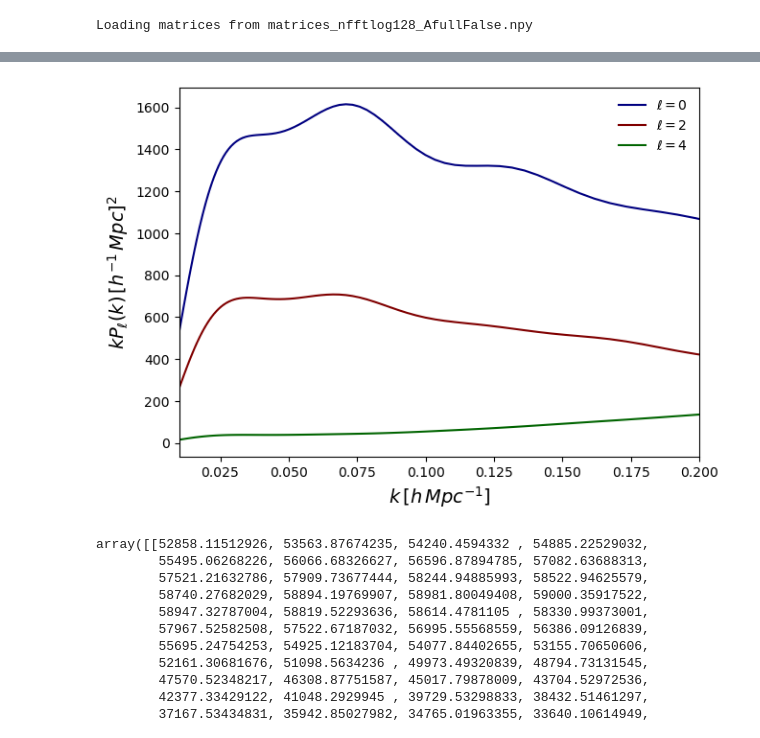
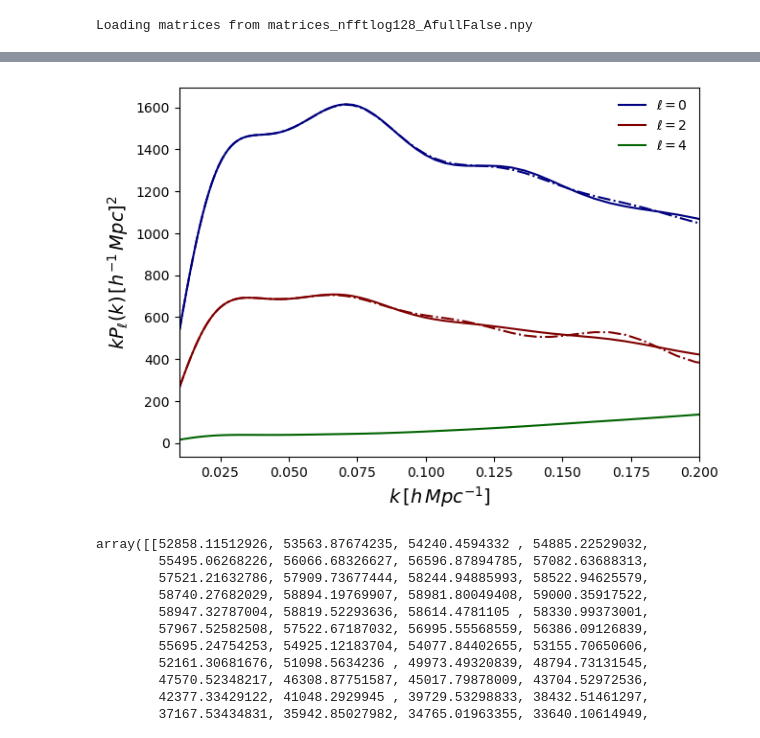
Before and after one commit to henoriega/FOLPSpipe, a Jupyter notebook: folps/run_folps_test.ipynb, the cells around one changed output, grey strips where cells are left out. Cells and saved outputs as stored; diff of their text form; code cells hidden in the pictures.

```diff
--- a/folps/run_folps_test.ipynb
+++ b/folps/run_folps_test.ipynb
@@ -66,0 +67,3 @@ Wall time: 4.47 ms
+# %%
+%%time
+P0_noir, P2_noi  = multipoles.get_rsd_pkell(kobs=k, qpar=qpar, qper=qper, pars=pars, table=table, table_now=table_now, ells=(0, 2),IR_resummation=False)
@@ -67,24 +73,27 @@ Wall time: 4.47 ms
 # %%
 import matplotlib
 import matplotlib.pyplot as plt
 
 fig, axs = plt.subplots(figsize=(7,5))
 axs.set_xlabel(r'$k \, [h\, Mpc^{-1}]$', fontsize =  14)
 axs.set_ylabel(r'$k P_{\ell}(k) \, [h^{-1} \,  Mpc]^2$', fontsize =  14)
 
 axs.plot(k, k * P0, color = 'navy', ls='-', label=r'$\ell = 0$')
+axs.plot(k, k * P0_noir, color = 'navy', ls='-.')
+
 axs.plot(k, k * P2, color = 'maroon', ls='-', label=r'$\ell = 2$')
+axs.plot(k, k * P2_noir, color = 'maroon', ls='-.')
 axs.plot(k, k * P4, color = 'darkgreen', ls='-', label=r'$\ell = 4$')
 
 axs.set_xlim([k[0], 0.2])
 #axs.set_ylim([-200.0, 1800])
 
 leg1 = axs.legend(loc = 'best');
 leg1.get_frame().set_linewidth(0.0);
 
 plt.show()
 # %% [output]
-[figure, old version]
+[figure, new version]
 # %%
 np.array([P0, P2, P4])
 # %% [output]
```
Also changed, not shown: parts of 7 cells of this notebook, 3 other files.
